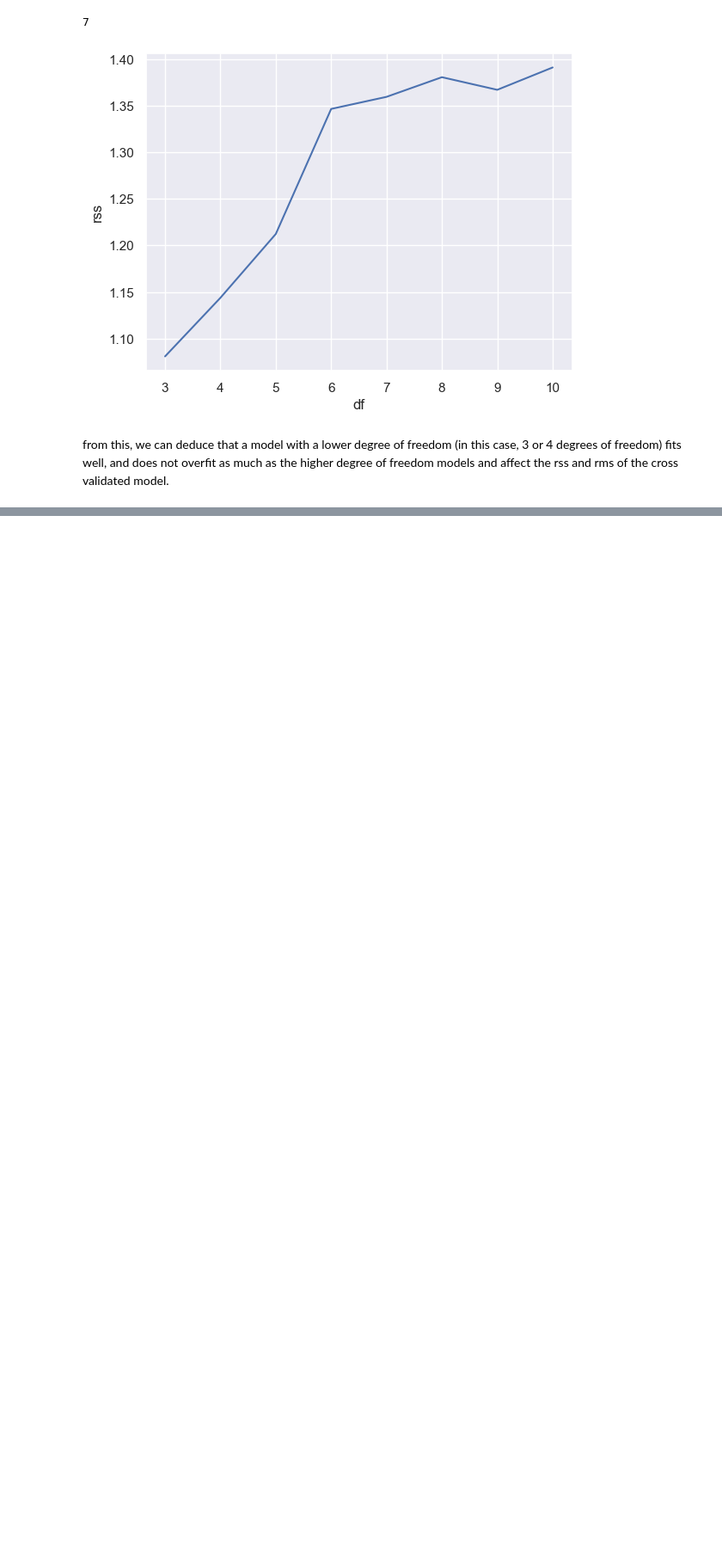
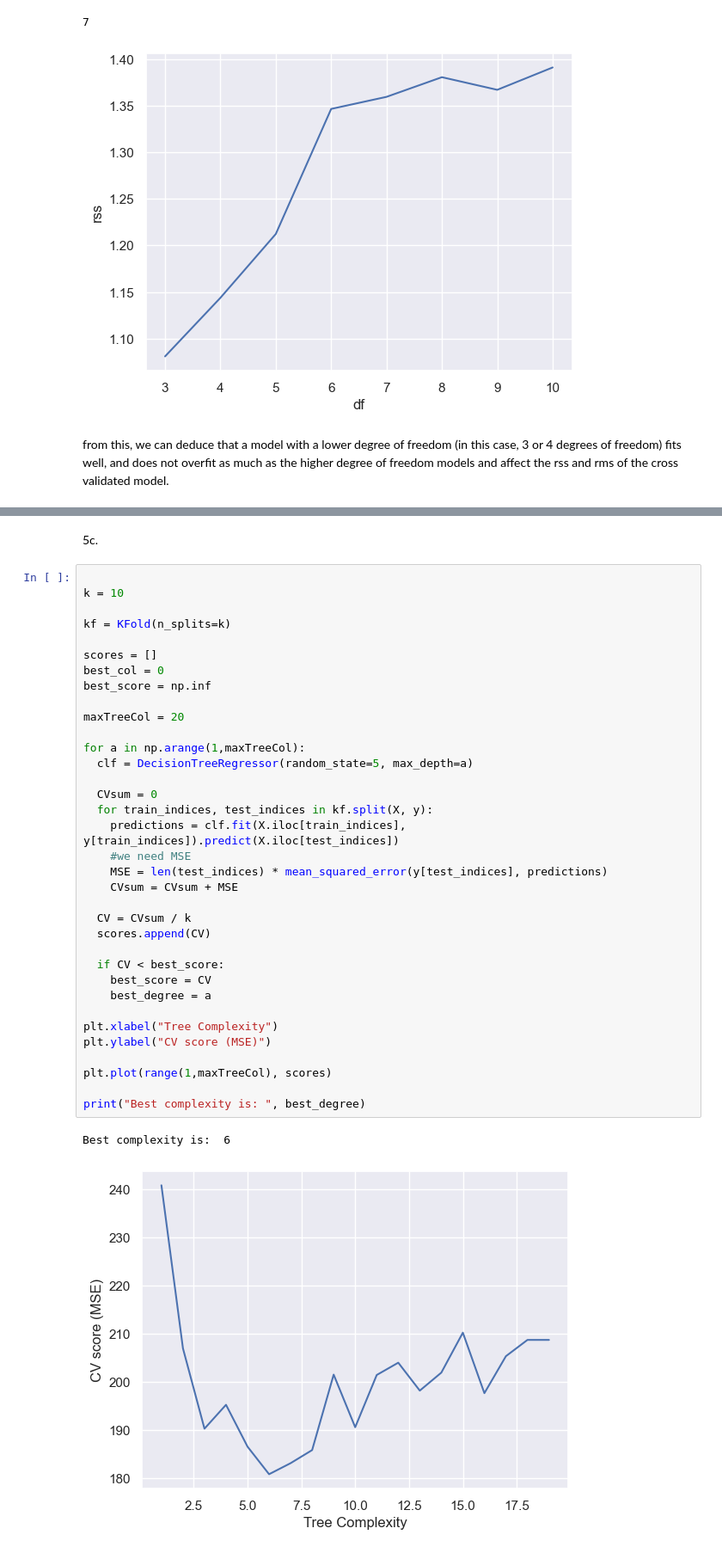
Before and after one commit to bhnord/CS4342, a Jupyter notebook: Assignment 5 Code/Assignment5.ipynb, the cells around one changed output, grey strips where cells are left out. Shown at 86% size. Drawn from its saved outputs; the diff is of its cells as text; blank space fills up the shorter version.

```diff
--- a/Assignment 5 Code/Assignment5.ipynb
+++ b/Assignment 5 Code/Assignment5.ipynb
@@ -585,0 +743,40 @@ from this, we can deduce that a model with a lower degree of freedom (in this ca
+# %% [markdown]
+5c.
+# %%
+
+k = 10
+
+kf = KFold(n_splits=k)
+
+scores = []
+best_col = 0
+best_score = np.inf
+
+maxTreeCol = 20
+
+for a in np.arange(1,maxTreeCol):
+  clf = DecisionTreeRegressor(random_state=5, max_depth=a)
+
+  CVsum = 0
+  for train_indices, test_indices in kf.split(X, y):
+    predictions = clf.fit(X.iloc[train_indices], y[train_indices]).predict(X.iloc[test_indices])
+    #we need MSE
+    MSE = len(test_indices) * mean_squared_error(y[test_indices], predictions)
+    CVsum = CVsum + MSE
+
+  CV = CVsum / k
+  scores.append(CV)
+
+  if CV < best_score:
+    best_score = CV
+    best_degree = a
+
+plt.xlabel("Tree Complexity")
+plt.ylabel("CV score (MSE)")
+
+plt.plot(range(1,maxTreeCol), scores)
+
+print("Best complexity is: ", best_degree)
+# %% [output]
+Best complexity is:  6
+[figure, added]
```
Also changed, not shown: parts of 39 cells of this notebook, 2 other files.
